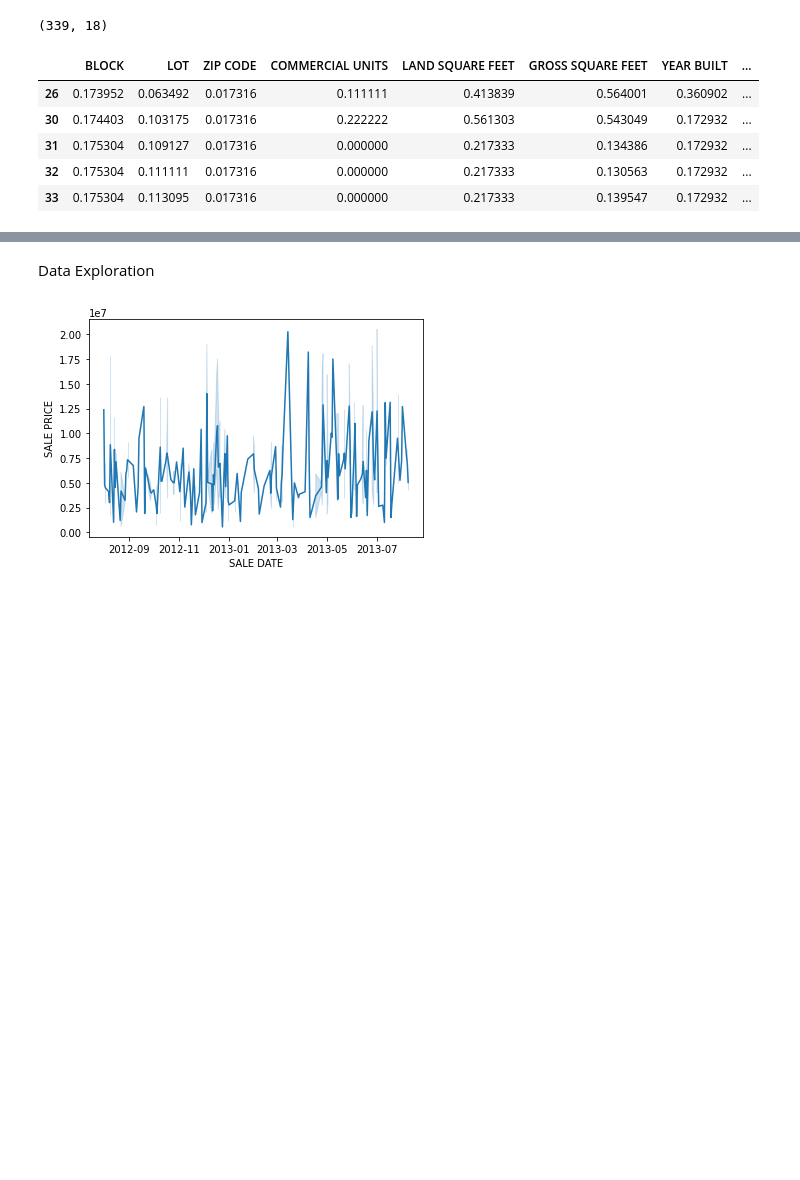
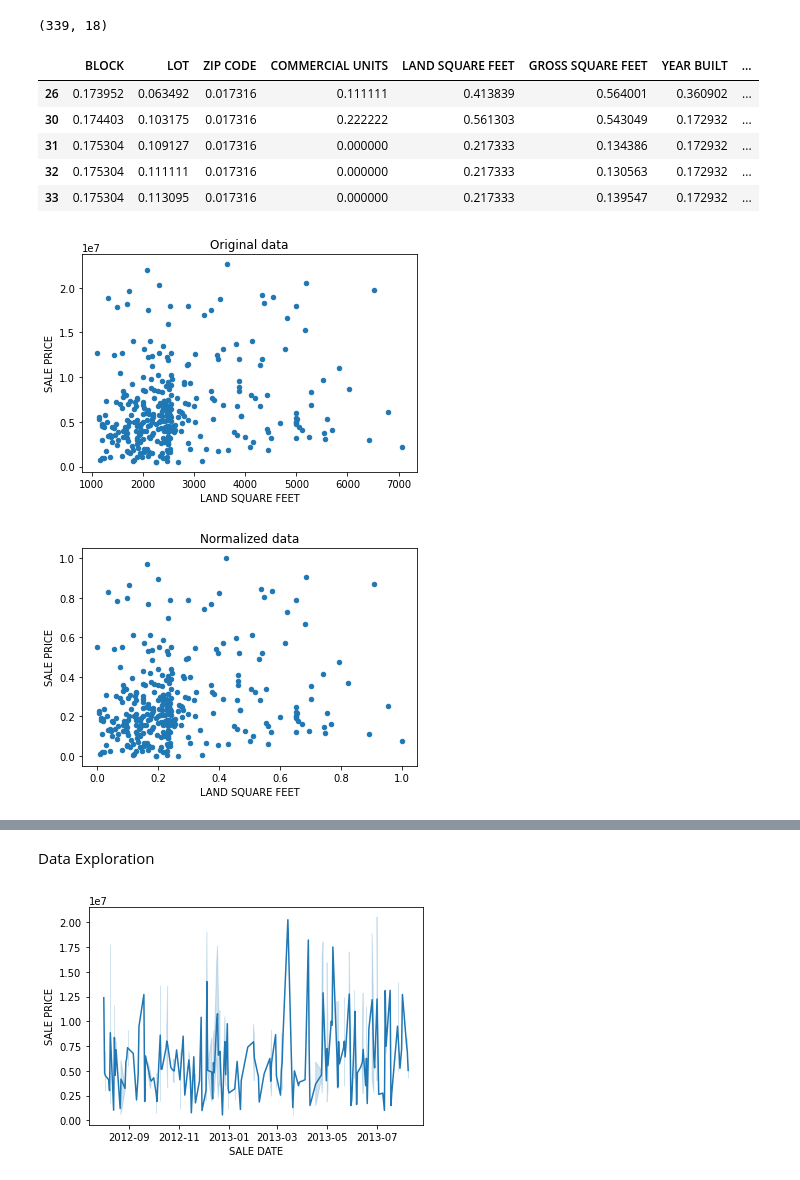
Before and after one commit to tasnmb/Manhattan-property-prices-analysis, a Jupyter notebook: cw_v2.ipynb, the cells around one changed output, grey strips where cells are left out. Cells and saved outputs as stored; diff of their text form; code cells hidden in the pictures; blank space fills up the shorter version.

```diff
--- a/cw_v2.ipynb
+++ b/cw_v2.ipynb
@@ -182,6 +185,14 @@ df_norm.head()
 | 31 | 0.175304 | 0.109127 | 0.017316 | 0.000000 | 0.217333 | 0.134386 | 0.172932 | ... |
 | 32 | 0.175304 | 0.111111 | 0.017316 | 0.000000 | 0.217333 | 0.130563 | 0.172932 | ... |
 | 33 | 0.175304 | 0.113095 | 0.017316 | 0.000000 | 0.217333 | 0.139547 | 0.172932 | ... |
+# %%
+df.plot.scatter(x="LAND SQUARE FEET",y="SALE PRICE", title="Original data")
+plt.show()
+df_norm.plot.scatter(x="LAND SQUARE FEET", y="SALE PRICE", title="Normalized data")
+plt.show()
+# %% [output]
+[figure, added]
+[figure, added]
 # %%
 df.head()
 # %% [output]
```
Also changed, not shown: parts of 10 cells of this notebook.
